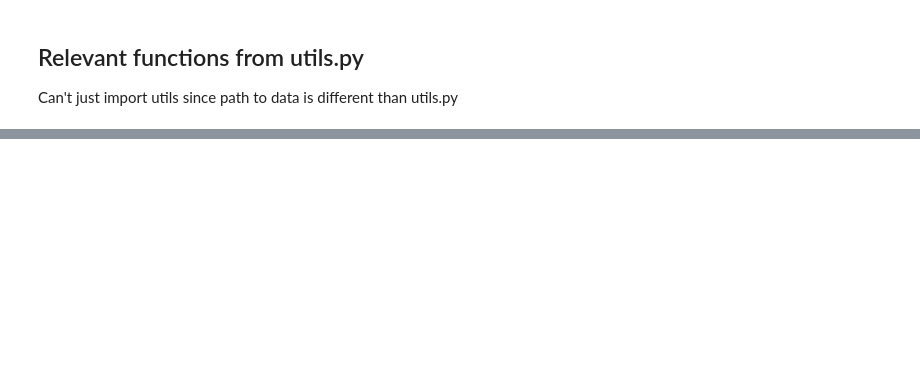
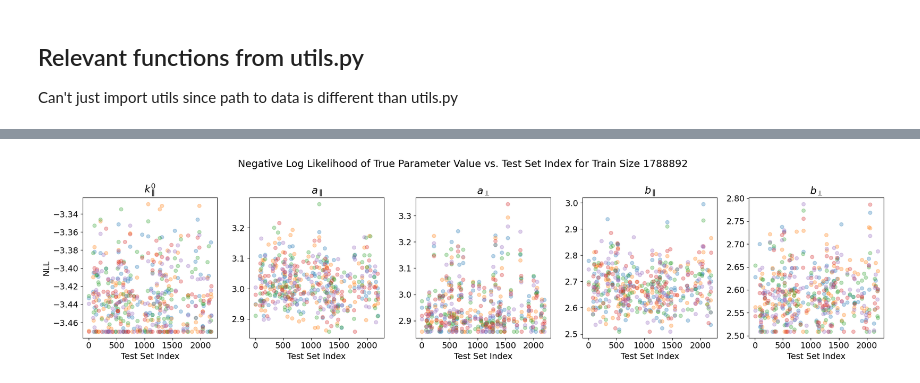
Before and after one commit to hawaii-ai/GalacticCosmicRays, a Jupyter notebook: notebooks/plot/plot_hmc_train_size_ppc.ipynb, the cells around one changed output, grey strips where cells are left out. Cells and saved outputs as stored; diff of their text form; code cells hidden in the pictures; blank space fills up the shorter version.

```diff
--- a/notebooks/plot/plot_hmc_train_size_ppc.ipynb
+++ b/notebooks/plot/plot_hmc_train_size_ppc.ipynb
@@ -719,0 +614,81 @@ plt.show()
+# %%
+num_chains = 5
+which_changes = ["no_bootstrap", "bootstrapped_data"]
+
+# Read from the log prob file and plot idx vs. avg -log_prob for 5 parameters, separately for each which_change
+output_log_file = f'../../../results/{hmc_version}/plots/ppc_log_prob.csv'
+df_log = pd.read_csv(output_log_file)
+
+save_dir = Path(f'../../../results/{hmc_version}/plots/')
+
+for which_change in which_changes:
+    df_subset = df_log[df_log.which_change == which_change]
+
+    if which_change == "no_bootstrap":
+        train_size_fraction = 1.0
+        fig, axs = plt.subplots(1, 5, figsize=(20, 5), sharey=False)
+        plt.suptitle(f"Negative Log Likelihood of True Parameter Value vs. Test Set Index for Train Size {1_788_892}")
+
+        # Plot log probability vs. test set index for 1 training set size
+        for j, param in enumerate(PARAMETERS):
+            for k in range(num_chains):
+                df_param_chain = df_subset[(df_subset.param == param) & (df_subset['hist_#'] == k)]
+                axs[j].scatter(df_param_chain['index'], df_param_chain['-log_prob'], marker='o', alpha=0.3, label=f"Chain {k+1}")
+
+            axs[j].set_xlabel("Test Set Index")
+            axs[j].set_title(f"{PARAMETERS_NAME[j]}")
+            if j == 0:
+                axs[j].set_ylabel("NLL")
+
+        plt.tight_layout()
+        plt.savefig(save_dir / f'avg_log_prob_idx_{which_change}.png', dpi=300)
+        plt.savefig(save_dir / f'avg_log_prob_idx_{which_change}.pdf')
+        plt.show()
+        plt.close()
+
+    elif which_change == "bootstrapped_data":
+        param_avg_neg_log_probs = {}
+        param_avg_neg_log_probs['cpa'] = {}
+        param_avg_neg_log_probs['pwr1par'] = {}
+        param_avg_neg_log_probs['pwr1perr'] = {}
+        param_avg_neg_log_probs['pwr2par'] = {}
+        param_avg_neg_log_probs['pwr2perr'] = {}
+
+        for k in range(num_chains):
+            param_avg_neg_log_probs['cpa'][f'{k}'] = []
+            param_avg_neg_log_probs['pwr1par'][f'{k}'] = []
+            param_avg_neg_log_probs['pwr1perr'][f'{k}'] = []
+            param_avg_neg_log_probs['pwr2par'][f'{k}'] = []
+            param_avg_neg_log_probs['pwr2perr'][f'{k}'] = []
+
+        # Plot (for hist_# 0) log probability vs. train size fraction, averaged over test set indices
+        for train_size_fraction in train_size_fractions:
+            for k in range(num_chains):
+                df_hist = df_subset[df_subset['hist_#'] == k]
+                df_train_size = df_hist[df_hist['train_size_fraction'] == train_size_fraction]
+
+                for j, param in enumerate(PARAMETERS):
+                    df_param = df_train_size[df_train_size.param == param]
+                    param_avg_neg_log_probs[param][f'{k}'].append(df_param['-log_prob'].mean())
+
+        fig, axs = plt.subplots(1, 5, figsize=(20, 5), sharey=False)
+        plt.suptitle(f"Average Negative Log Likelihood of True Parameter Value vs. Train Size")
+        train_sizes = np.array(train_size_fractions) * 1_788_892
+
+        for j, param in enumerate(PARAMETERS):
+            for k in range(num_chains):
+                axs[j].plot(train_sizes, param_avg_neg_log_probs[param][f'{k}'], marker='o', alpha=0.5, label=f'Chain {k+1}')
+
+            axs[j].set_xlabel("Train Size")
+            axs[j].set_title(f"{PARAMETERS_NAME[j]}")
+            if j == 0:
+                axs[j].set_ylabel("Average NLL")
+            axs[j].legend()
+
+        plt.tight_layout()
+        plt.savefig(save_dir / f'avg_log_prob_train_size_{which_change}.png', dpi=300)
+        plt.savefig(save_dir / f'avg_log_prob_train_size_{which_change}.pdf')
+        plt.show()
+        plt.close()
+# %% [output]
+[figure, added]
```
Also changed, not shown: parts of 14 cells of this notebook, 2 other files.
